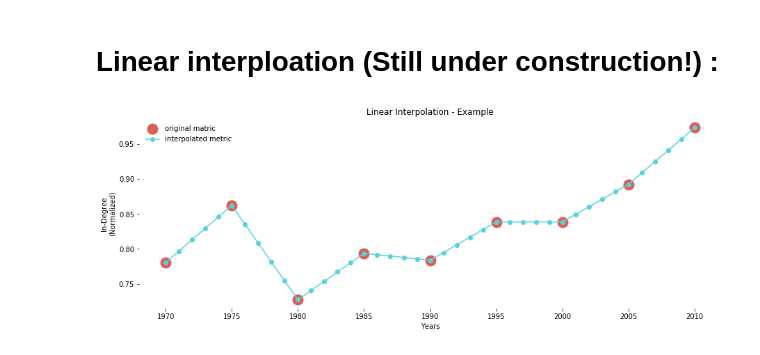
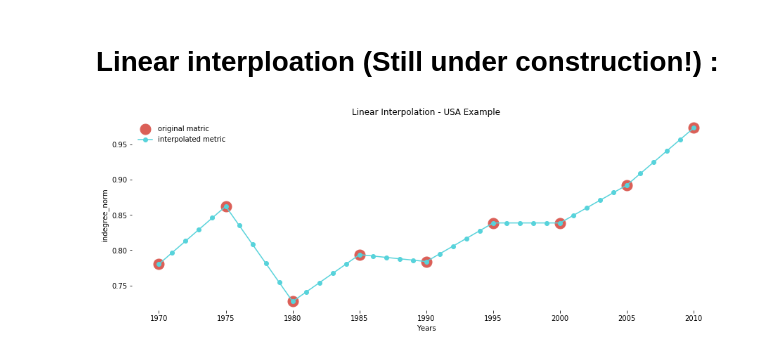
Before and after one commit to Polichinel/SNA, a Jupyter notebook: main_py.ipynb, the cells around one changed output. Cells and saved outputs as stored; diff of their text form; code cells hidden in the pictures.

```diff
--- a/main_py.ipynb
+++ b/main_py.ipynb
@@ -565,13 +525,0 @@ list_dowgrading_degree
-# %%
-N = len(list_dowgrading_degree)
-ind = np.arange(N)
-
-colors = sns.palettes.color_palette(palette = "Reds_r", n_colors = N)
-
-plt.figure(figsize= [15,5])
-plt.bar(ind,list_dowgrading_degree, color = colors )
-plt.xticks(ind, ('Full Downgrading', 'Out-Degree Downgading', 'In-Degree Downgrading', 'No Downgrading'))
-plt.ylabel('N Observations')
-
-sns.despine(left = True, bottom = True)
-plt.show()
@@ -603,29 +549,33 @@ df_full = get_full_df()
 # %%
 intpl_df = df_full.groupby('country').apply(lambda group: group.interpolate(method='linear'))
 # %%
-colors = sns.palettes.color_palette(palette = "hls", n_colors = 2)
-plt.figure(figsize= [15,5])
+def interp_plot(df=df, intpl_df = intpl_df, country = 'USA', metric = 'indegree_norm'):
+
+    colors = sns.palettes.color_palette(palette = "hls", n_colors = 2)
+    plt.figure(figsize= [15,5])
 
 
 
-y = df[df['country'] == 'USA']['indegree_norm']
-x = df[df['country'] == 'USA']['year']
-plt.plot(x ,y, 'o', ms = 15, label = 'original matric', color = colors[0], alpha = 1)
+    y = df[df['country'] == country][metric]
+    x = df[df['country'] == country]['year']
+    plt.plot(x ,y, 'o', ms = 15, label = 'original matric', color = colors[0], alpha = 1)
 
 
-y = intpl_df[intpl_df['country'] == 'USA']['indegree_norm']
-x = intpl_df[intpl_df['country'] == 'USA']['year']
-plt.plot(x ,y, '-o', label = 'interpolated metric', color = colors[1], alpha = 1)
+    y = intpl_df[intpl_df['country'] == country][metric]
+    x = intpl_df[intpl_df['country'] == country]['year']
+    plt.plot(x ,y, '-o', label = 'interpolated metric', color = colors[1], alpha = 1)
 
-plt.xlabel('Years')
-plt.ylabel('In-Degree\n(Normalized)')
-plt.title('Linear Interpolation - Example')
+    plt.xlabel('Years')
+    plt.ylabel('{}'.format(metric))
+    plt.title('Linear Interpolation - {} Example'.format(country))
 
 
-sns.despine(left = True, bottom = True)
-plt.legend(frameon = False)
+    sns.despine(left = True, bottom = True)
+    plt.legend(frameon = False)
 
 
-plt.show()
+    plt.show()
-# %% [output]
-[figure, removed]
+# %%
+interp_plot()
+# %% [output]
+[figure, added]
```
Also changed, not shown: parts of 15 cells of this notebook.
